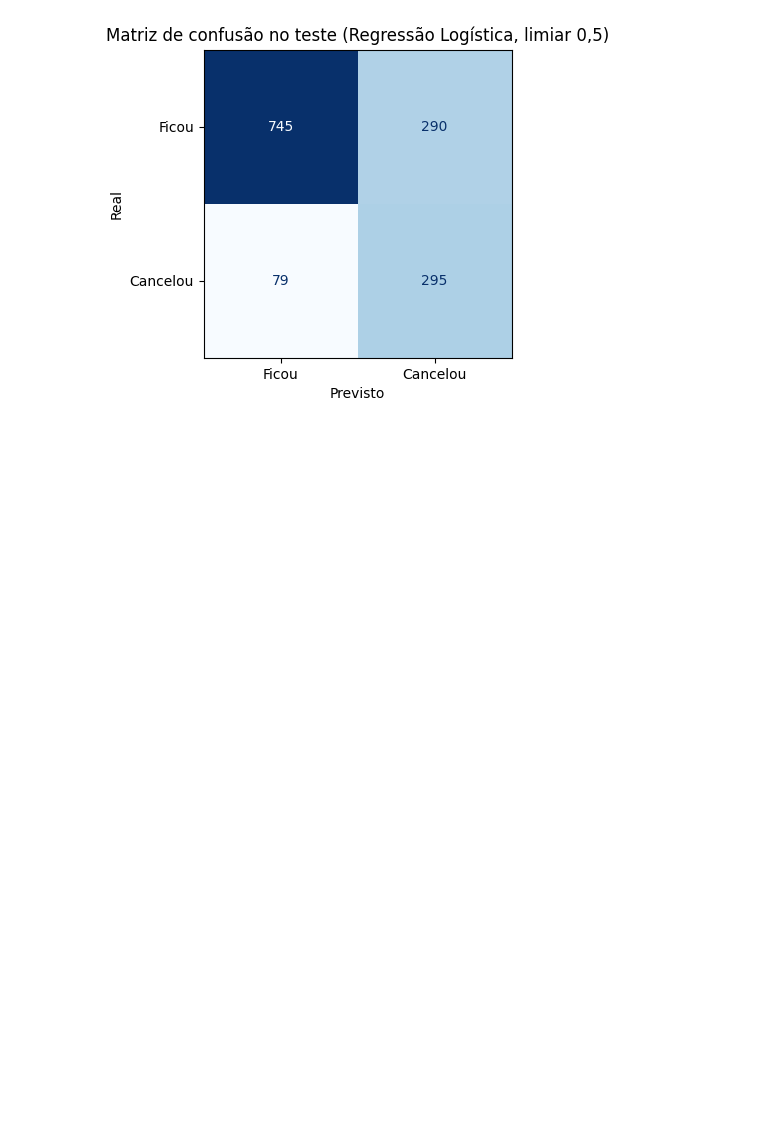
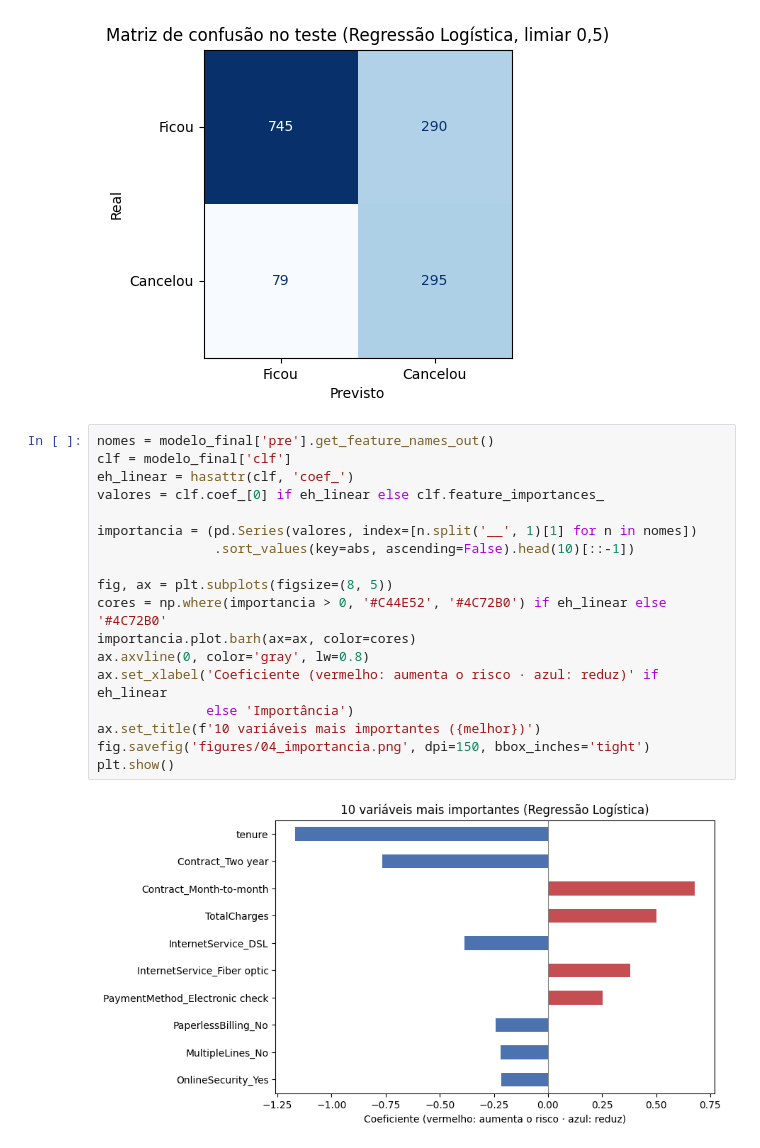
Before and after one commit to FranciscoGSilverio/C318_ML, a Jupyter notebook: churn.ipynb, the cells around one changed output. Saved outputs shown, nothing was run; the diff lists cells and outputs as text; blank space fills up the shorter version.

Commit message:
feat(T04): adiciona importância das variáveis e leitura dos resultados (figura 4)

```diff
--- a/churn.ipynb
+++ b/churn.ipynb
@@ -250,3 +250,23 @@ fig.savefig('figures/03_matriz_confusao.png', dpi=150, bbox_inches='tight')
 plt.show()
 # %% [output]
 [figure]
+# %%
+nomes = modelo_final['pre'].get_feature_names_out()
+clf = modelo_final['clf']
+eh_linear = hasattr(clf, 'coef_')
+valores = clf.coef_[0] if eh_linear else clf.feature_importances_
+
+importancia = (pd.Series(valores, index=[n.split('__', 1)[1] for n in nomes])
+               .sort_values(key=abs, ascending=False).head(10)[::-1])
+
+fig, ax = plt.subplots(figsize=(8, 5))
+cores = np.where(importancia > 0, '#C44E52', '#4C72B0') if eh_linear else '#4C72B0'
+importancia.plot.barh(ax=ax, color=cores)
+ax.axvline(0, color='gray', lw=0.8)
+ax.set_xlabel('Coeficiente (vermelho: aumenta o risco · azul: reduz)' if eh_linear
+              else 'Importância')
+ax.set_title(f'10 variáveis mais importantes ({melhor})')
+fig.savefig('figures/04_importancia.png', dpi=150, bbox_inches='tight')
+plt.show()
+# %% [output]
+[figure, added]
```
Also changed, not shown: parts of 1 cell of this notebook, 1 other file.
